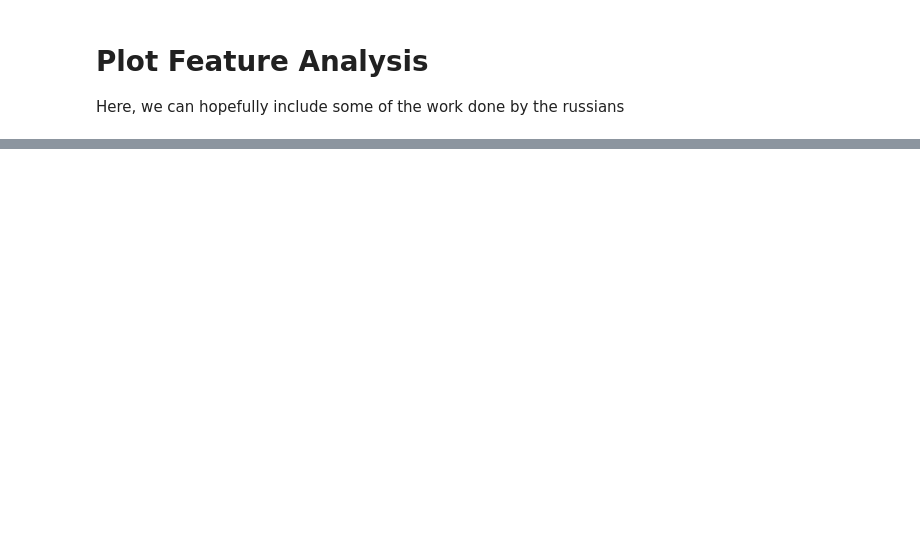
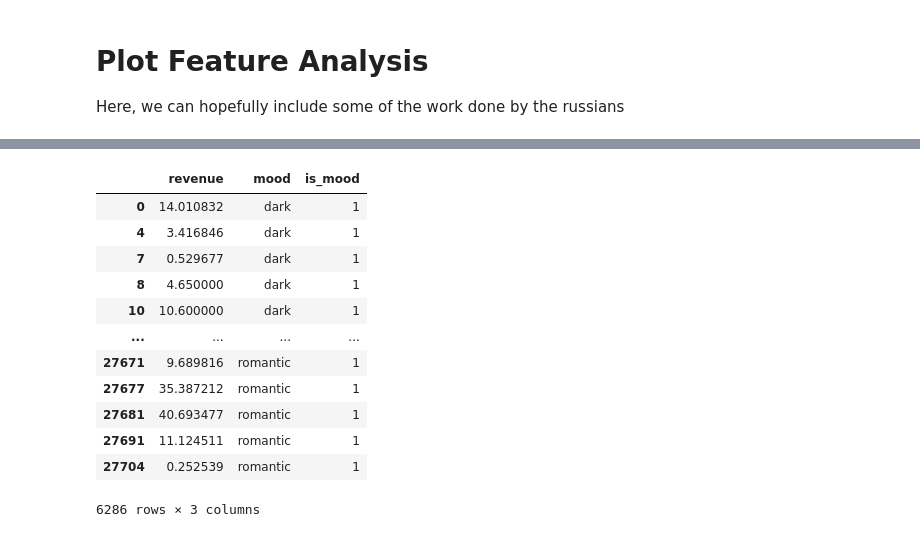
Before and after one commit to epfl-ada/ada-2023-project-biasbusters, a Jupyter notebook: analysis_revenue.ipynb, the cells around one changed output, grey strips where cells are left out. Saved outputs shown, nothing was run; the diff lists cells and outputs as text; code cells hidden in the pictures; blank space fills up the shorter version.

```diff
--- a/analysis_revenue.ipynb
+++ b/analysis_revenue.ipynb
@@ -129,0 +279,16 @@ Define and complete hypothesis testing
+# %%
+mood_data
+# %% [output]
+|  | revenue | mood | is_mood |
+| 0 | 14.010832 | dark | 1 |
+| 4 | 3.416846 | dark | 1 |
+| 7 | 0.529677 | dark | 1 |
+| 8 | 4.650000 | dark | 1 |
+| 10 | 10.600000 | dark | 1 |
+| ... | ... | ... | ... |
+| 27671 | 9.689816 | romantic | 1 |
+| 27677 | 35.387212 | romantic | 1 |
+| 27681 | 40.693477 | romantic | 1 |
+| 27691 | 11.124511 | romantic | 1 |
+| 27704 | 0.252539 | romantic | 1 |
+6286 rows × 3 columns
```
Also changed, not shown: parts of 36 cells of this notebook, 3 other files.
